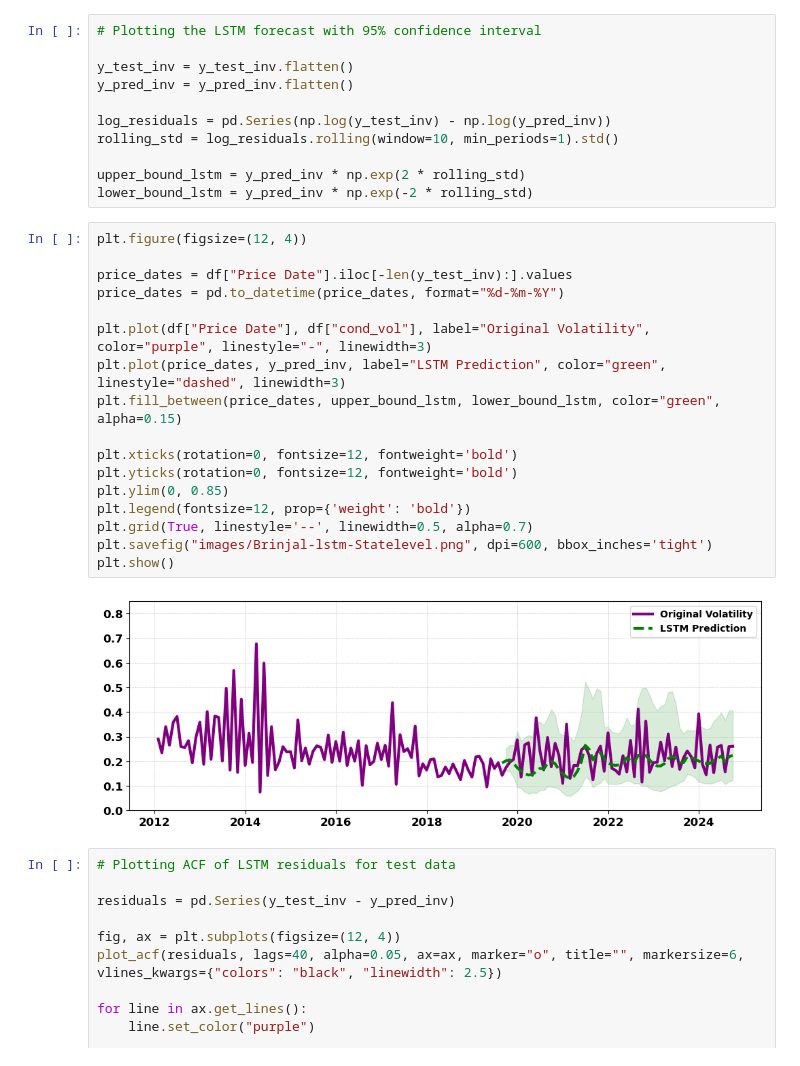
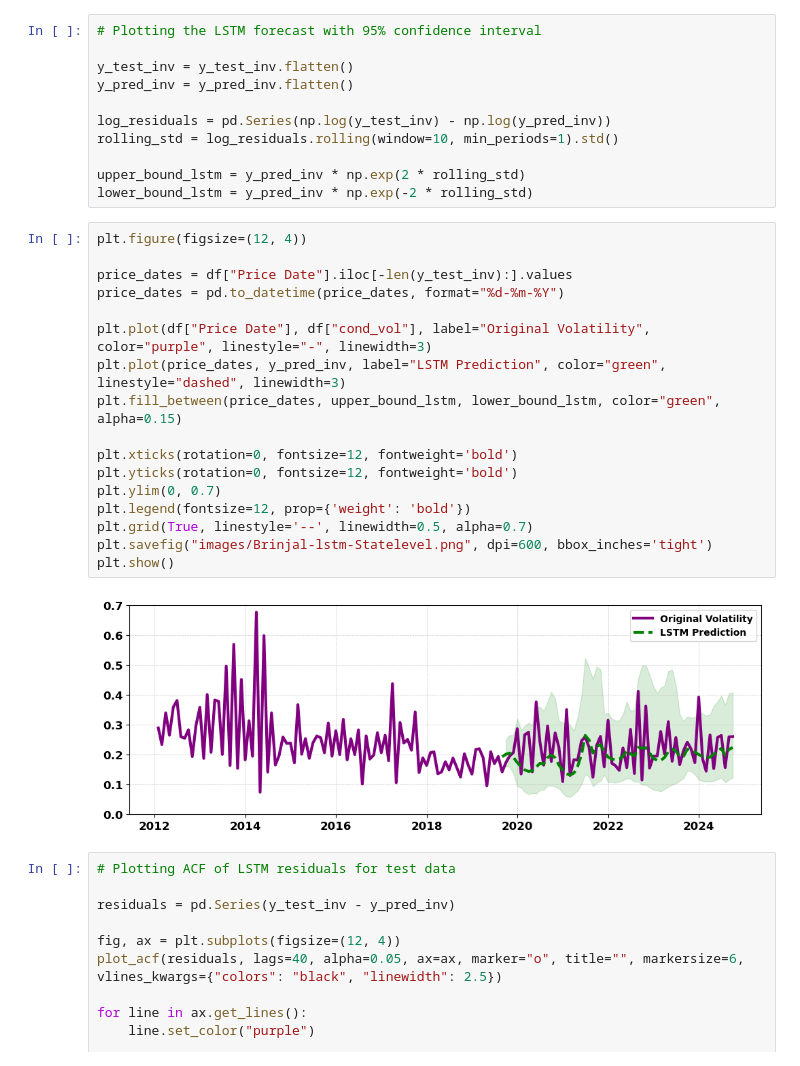
Before and after one commit to AbbinavSK/Crop-Price-Volatility-Analysis-in-India, a Jupyter notebook: Brinjal-price-analysis(state-level).ipynb, the cells around one changed output. Drawn from its saved outputs; the diff is of its cells as text.

```diff
--- a/Brinjal-price-analysis(state-level).ipynb
+++ b/Brinjal-price-analysis(state-level).ipynb
@@ -677,22 +682,22 @@ lower_bound_lstm = y_pred_inv * np.exp(-2 * rolling_std)
 # %%
 plt.figure(figsize=(12, 4))
 
 price_dates = df["Price Date"].iloc[-len(y_test_inv):].values
 price_dates = pd.to_datetime(price_dates, format="%d-%m-%Y")
 
 plt.plot(df["Price Date"], df["cond_vol"], label="Original Volatility", color="purple", linestyle="-", linewidth=3)
 plt.plot(price_dates, y_pred_inv, label="LSTM Prediction", color="green", linestyle="dashed", linewidth=3)
 plt.fill_between(price_dates, upper_bound_lstm, lower_bound_lstm, color="green", alpha=0.15)
 
 plt.xticks(rotation=0, fontsize=12, fontweight='bold')
 plt.yticks(rotation=0, fontsize=12, fontweight='bold')
-plt.ylim(0, 0.85)
+plt.ylim(0, 0.7)
 plt.legend(fontsize=12, prop={'weight': 'bold'})
 plt.grid(True, linestyle='--', linewidth=0.5, alpha=0.7)
 plt.savefig("images/Brinjal-lstm-Statelevel.png", dpi=600, bbox_inches='tight')
 plt.show()
 # %% [output]
-[figure, old version]
+[figure, new version]
 # %%
 # Plotting ACF of LSTM residuals for test data
 
```
Also changed, not shown: parts of 5 cells of this notebook, 1 other file.
